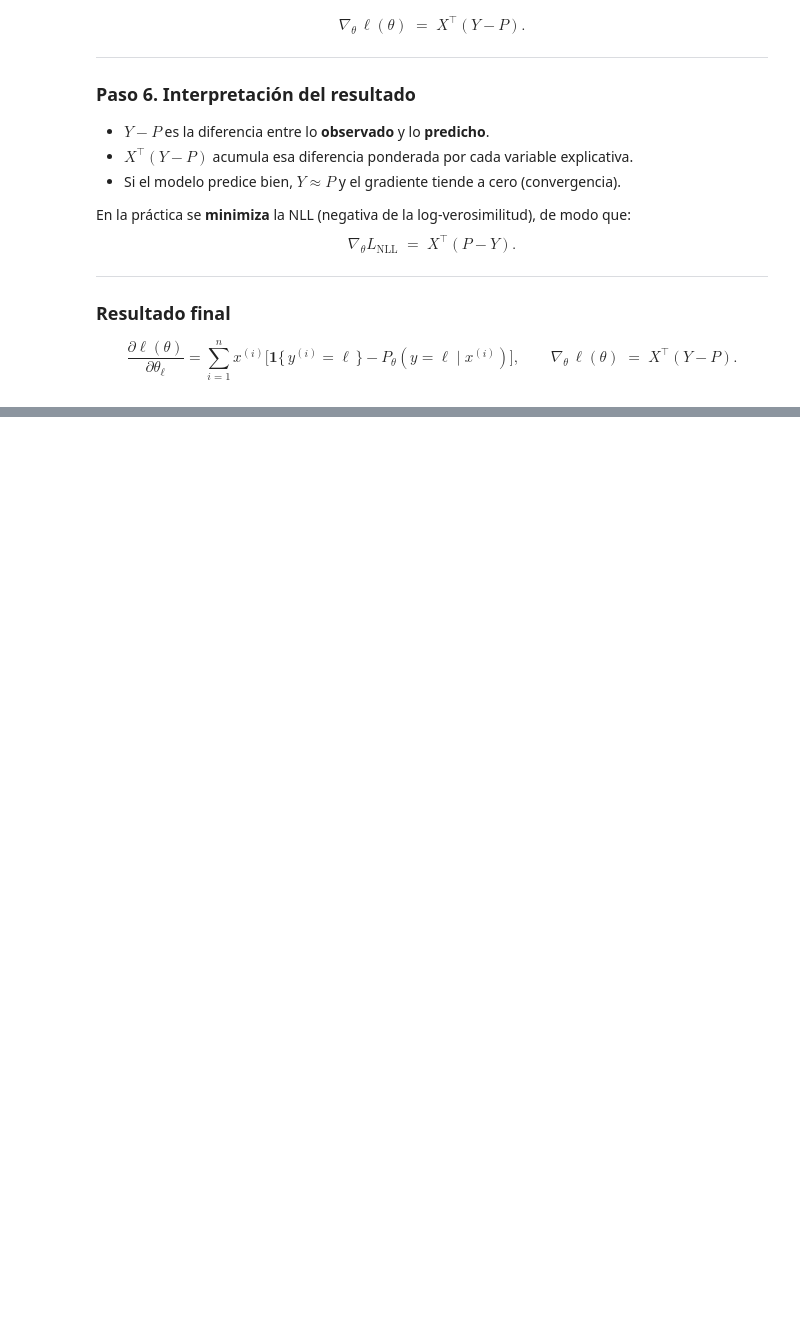
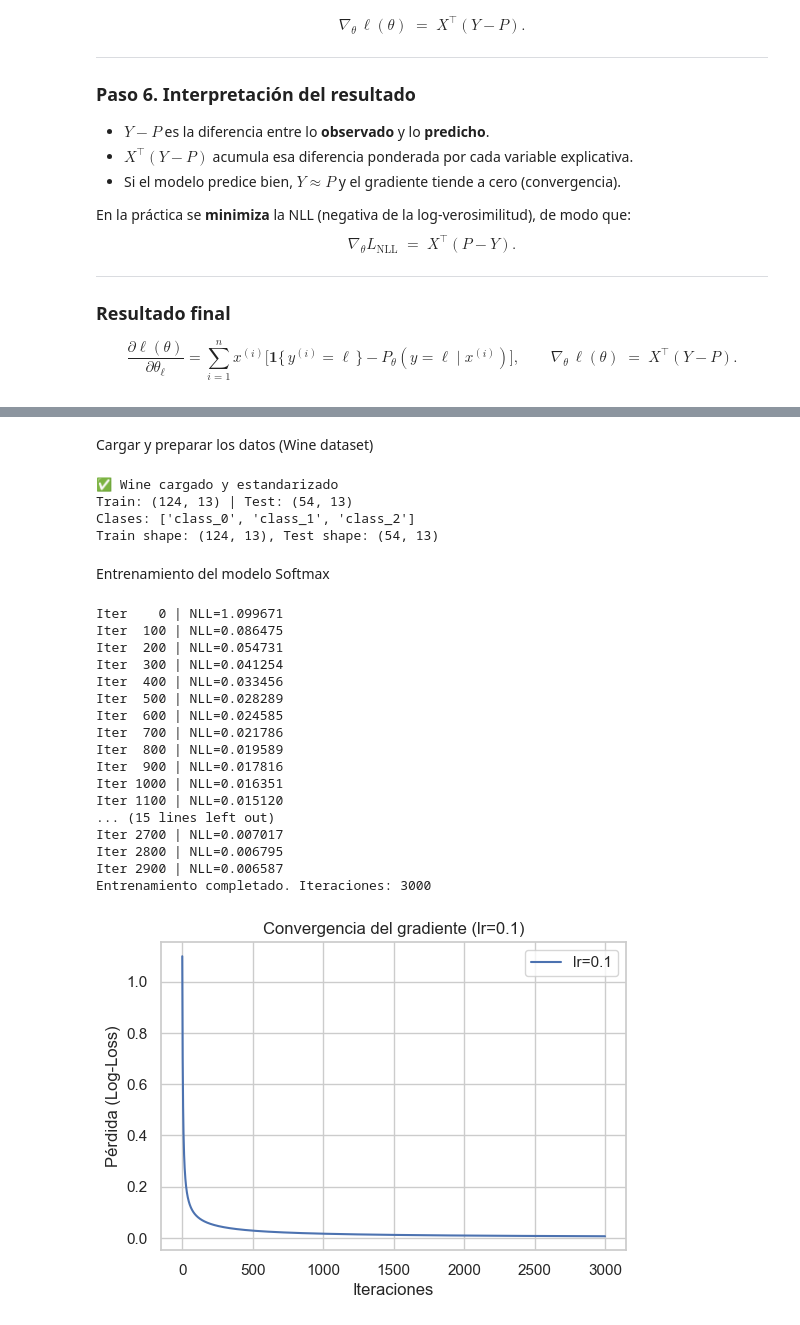
Before and after one commit to WilderSr99/ENEI-2025-ML1-Tarea2, a Jupyter notebook: src/ParteC_Logistic_Softmax.ipynb, the cells around one changed output, grey strips where cells are left out. Saved outputs shown, nothing was run; the diff lists cells and outputs as text; code cells hidden in the pictures; blank space fills up the shorter version.

```diff
--- a/src/ParteC_Logistic_Softmax.ipynb
+++ b/src/ParteC_Logistic_Softmax.ipynb
@@ -175,0 +180,15 @@ $$
+# %%
+# --- Celda 1: Imports y configuración inicial
+import numpy as np
+import matplotlib.pyplot as plt
+import seaborn as sns
+from sklearn.metrics import confusion_matrix, classification_report, accuracy_score
+from sklearn.linear_model import LogisticRegression
+
+# Imports de tus módulos utilitarios
+from utils.preprocessing import load_wine_data
+from utils.logistic_core import fit_softmax_gd, predict_softmax, predict_proba_softmax
+from utils.visualization import plot_convergence
+from utils.metrics import evaluate_classification
+
+sns.set(style="whitegrid")
@@ -175,0 +206,43 @@ $$
+# %% [markdown]
+Cargar y preparar los datos (Wine dataset)
+# %%
+# --- Celda 2: Carga y preprocesamiento del dataset Wine
+X_train, X_test, y_train, y_test, feature_names, class_names = load_wine_data()
+
+print(f"Clases: {class_names}")
+print(f"Train shape: {X_train.shape}, Test shape: {X_test.shape}")
+# %% [output]
+✅ Wine cargado y estandarizado
+Train: (124, 13) | Test: (54, 13)
+Clases: ['class_0', 'class_1', 'class_2']
+Train shape: (124, 13), Test shape: (54, 13)
+# %% [markdown]
+Entrenamiento del modelo Softmax
+# %%
+# --- Celda 3: Entrenamiento Softmax con descenso de gradiente
+lr = 0.1
+n_iter = 3000
+
+W, history = fit_softmax_gd(X_train, y_train, lr=lr, n_iter=n_iter, verbose=True)
+
+print(f"Entrenamiento completado. Iteraciones: {len(history)}")
+plot_convergence(history, lr, save_path="../report/figuras/curva_convergencia_softmax.png")
+# %% [output]
+Iter    0 | NLL=1.099671
+Iter  100 | NLL=0.086475
+Iter  200 | NLL=0.054731
+Iter  300 | NLL=0.041254
+Iter  400 | NLL=0.033456
+Iter  500 | NLL=0.028289
+Iter  600 | NLL=0.024585
+Iter  700 | NLL=0.021786
+Iter  800 | NLL=0.019589
+Iter  900 | NLL=0.017816
+Iter 1000 | NLL=0.016351
+Iter 1100 | NLL=0.015120
+... (15 lines left out)
+Iter 2700 | NLL=0.007017
+Iter 2800 | NLL=0.006795
+Iter 2900 | NLL=0.006587
+Entrenamiento completado. Iteraciones: 3000
+[figure, added]
```
Also changed, not shown: parts of 13 cells of this notebook, 6 other files.
